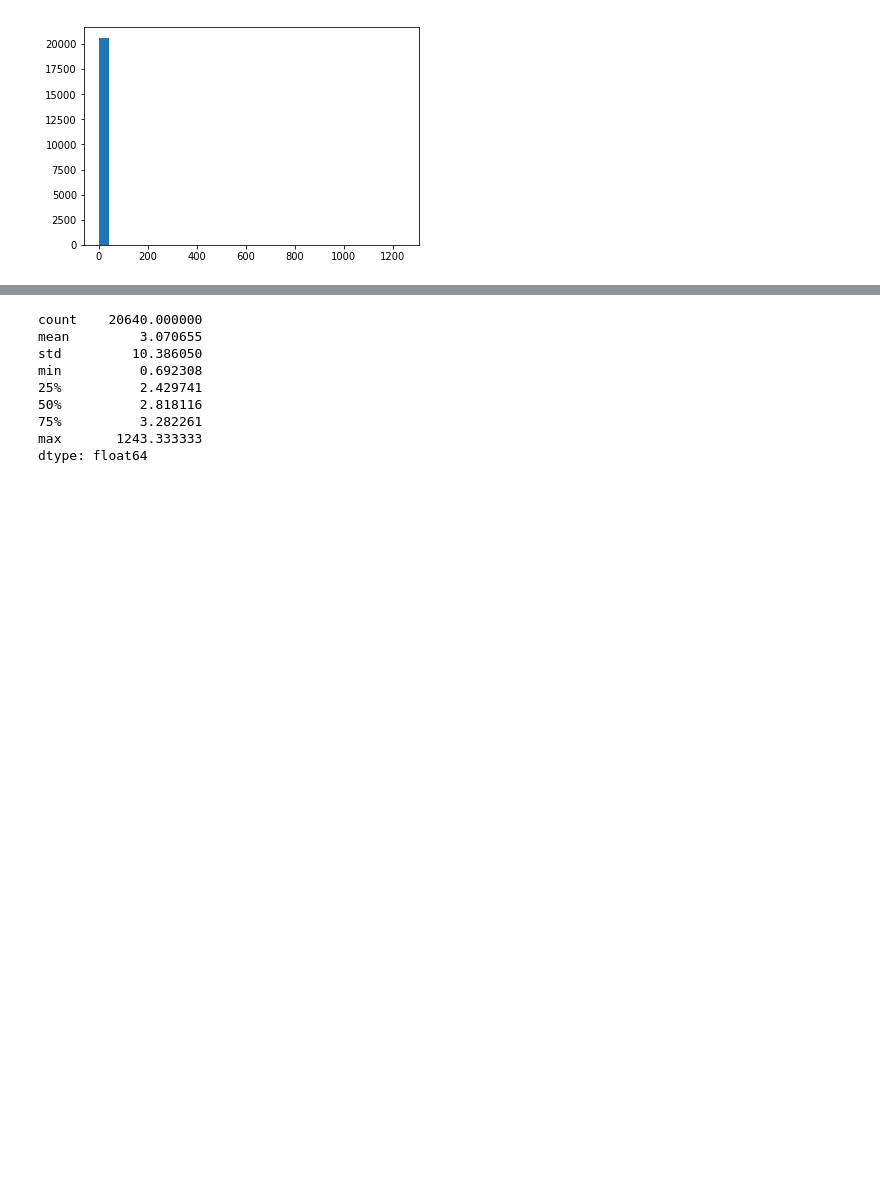
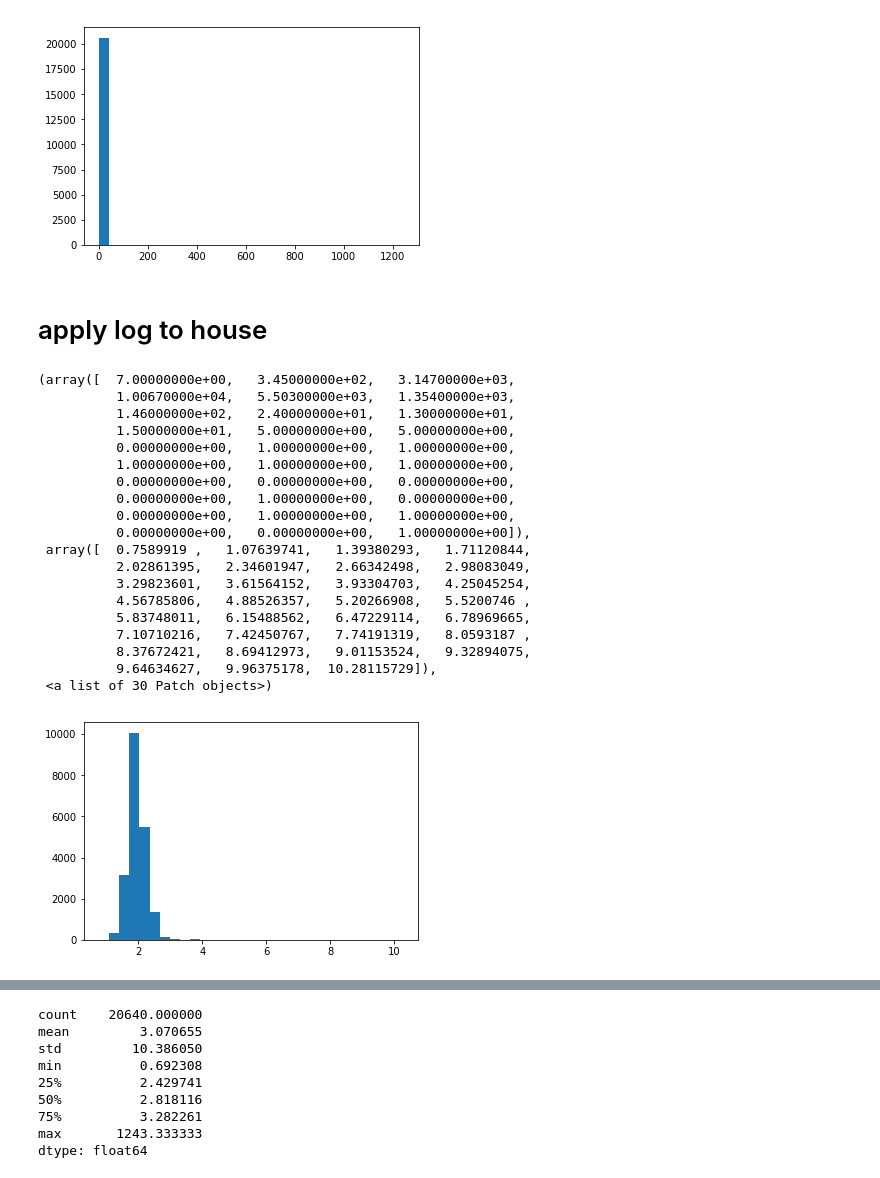
Before and after one commit to wluo-personal/AlphaBoosting, a Jupyter notebook: shiyi/EXP/scaler_comparison.ipynb, the cells around one changed output, grey strips where cells are left out. Saved outputs shown, nothing was run; the diff lists cells and outputs as text; code cells hidden in the pictures; blank space fills up the shorter version.

```diff
--- a/shiyi/EXP/scaler_comparison.ipynb
+++ b/shiyi/EXP/scaler_comparison.ipynb
@@ -67,3 +85,28 @@ plt.hist(house, bins=30)
           1.24333333e+03]),
  <a list of 30 Patch objects>)
 [figure]
+# %% [markdown]
+# apply log to house
+# %%
+plt.hist(np.log2(house+1), bins=30)
+# %% [output]
+(array([  7.00000000e+00,   3.45000000e+02,   3.14700000e+03,
+          1.00670000e+04,   5.50300000e+03,   1.35400000e+03,
+          1.46000000e+02,   2.40000000e+01,   1.30000000e+01,
+          1.50000000e+01,   5.00000000e+00,   5.00000000e+00,
+          0.00000000e+00,   1.00000000e+00,   1.00000000e+00,
+          1.00000000e+00,   1.00000000e+00,   1.00000000e+00,
+          0.00000000e+00,   0.00000000e+00,   0.00000000e+00,
+          0.00000000e+00,   1.00000000e+00,   0.00000000e+00,
+          0.00000000e+00,   1.00000000e+00,   1.00000000e+00,
+          0.00000000e+00,   0.00000000e+00,   1.00000000e+00]),
+ array([  0.7589919 ,   1.07639741,   1.39380293,   1.71120844,
+          2.02861395,   2.34601947,   2.66342498,   2.98083049,
+          3.29823601,   3.61564152,   3.93304703,   4.25045254,
+          4.56785806,   4.88526357,   5.20266908,   5.5200746 ,
+          5.83748011,   6.15488562,   6.47229114,   6.78969665,
+          7.10710216,   7.42450767,   7.74191319,   8.0593187 ,
+          8.37672421,   8.69412973,   9.01153524,   9.32894075,
+          9.64634627,   9.96375178,  10.28115729]),
+ <a list of 30 Patch objects>)
+[figure, added]
```
Also changed, not shown: parts of 5 cells of this notebook.
